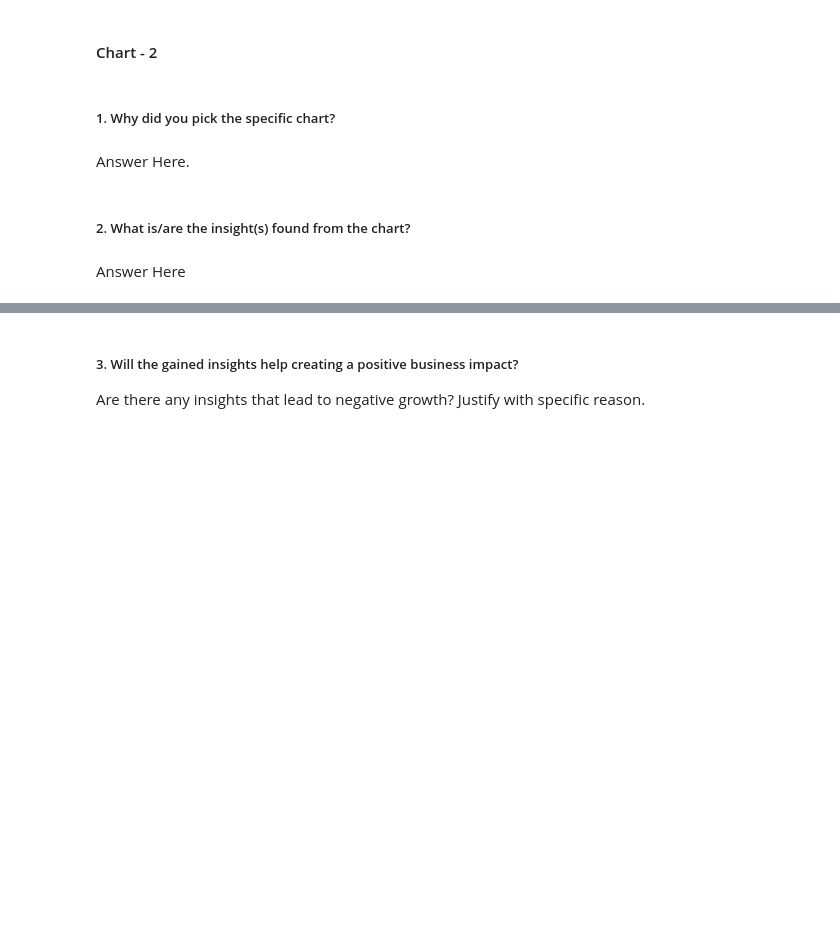
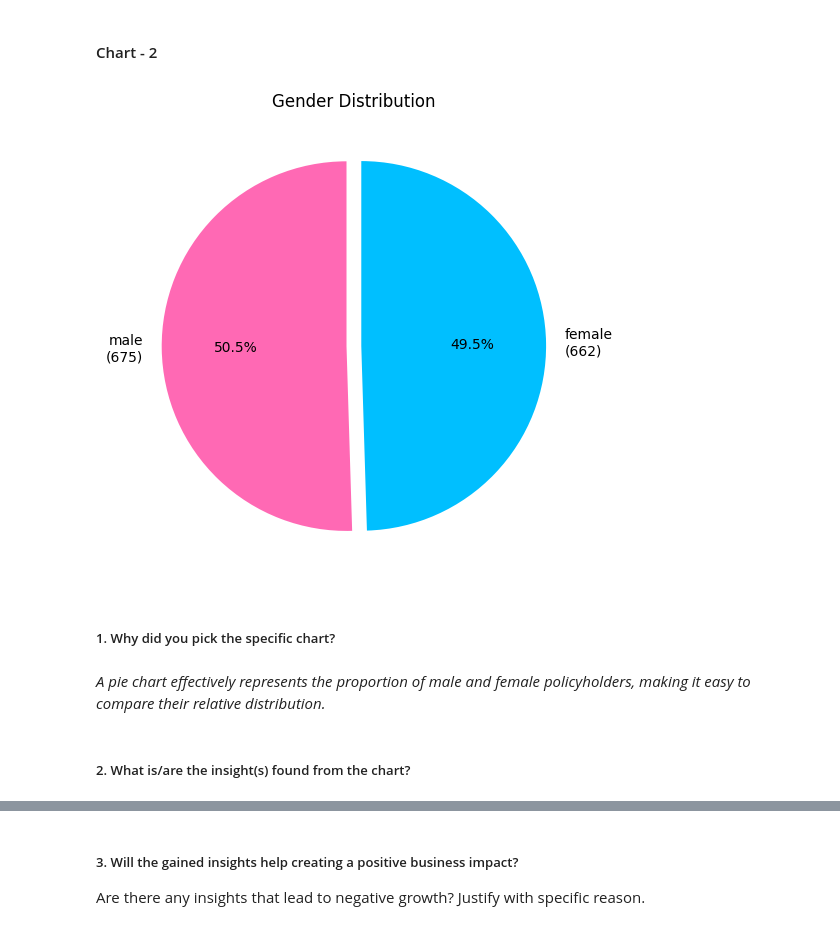
Before and after one commit to GEE2007/Medical-Insurance-Cost-Prediction, a Jupyter notebook: Medical_Insurance_Cost_Prediction.ipynb, the cells around one changed output, grey strips where cells are left out. Drawn from its saved outputs; the diff is of its cells as text; code cells hidden in the pictures; blank space fills up the shorter version.

```diff
--- a/Medical_Insurance_Cost_Prediction.ipynb
+++ b/Medical_Insurance_Cost_Prediction.ipynb
@@ -331,8 +367,26 @@ Answer Here
+# %%
+# Chart - 2 visualization code
+gender = df['sex'].value_counts()
+
+plt.figure(figsize=(6,6))
+
+plt.pie(
+    gender,
+    labels=[f"{i}\n({v})" for i, v in zip(gender.index, gender.values)],
+    autopct="%1.1f%%",
+    colors=["hotpink","deepskyblue"],
+    startangle=90,
+    explode=(0.04,0.04)
+)
+
+plt.title("Gender Distribution")
+
+plt.show()
+# %% [output]
+[figure, added]
 # %% [markdown]
 ##### 1. Why did you pick the specific chart?
-# %% [markdown]
-Answer Here.
+# %% [markdown]
+*A pie chart effectively represents the proportion of male and female policyholders, making it easy to compare their relative distribution.*
 # %% [markdown]
 ##### 2. What is/are the insight(s) found from the chart?
-# %% [markdown]
-Answer Here
```
Also changed, not shown: parts of 55 cells of this notebook.
